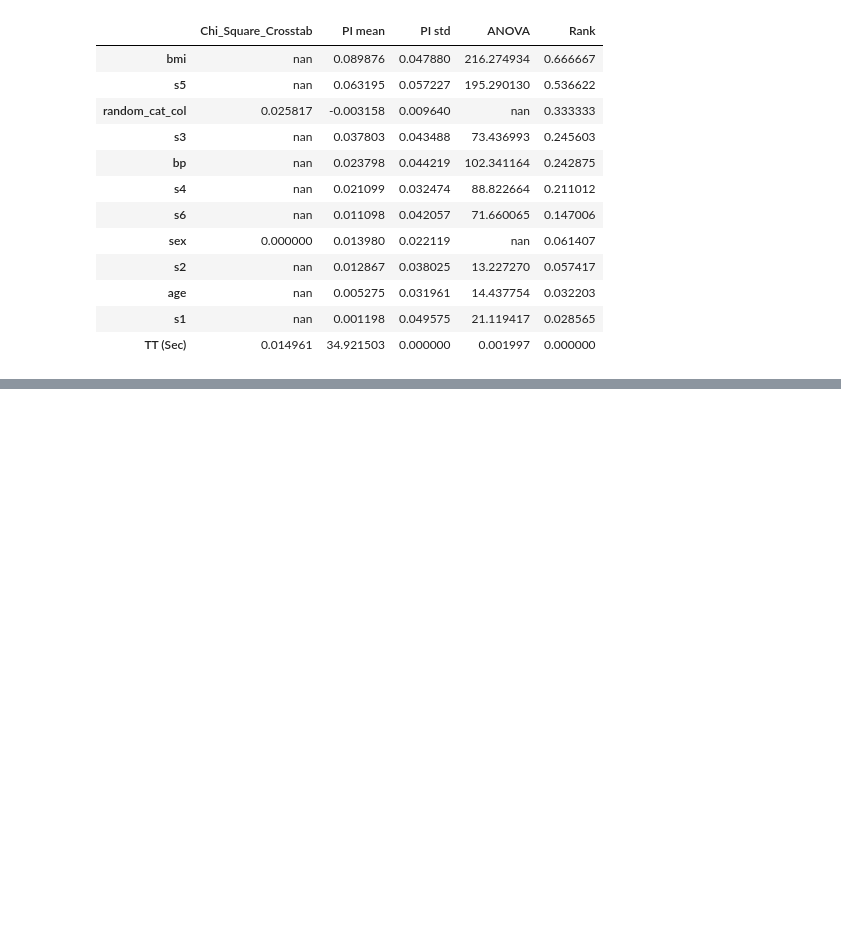
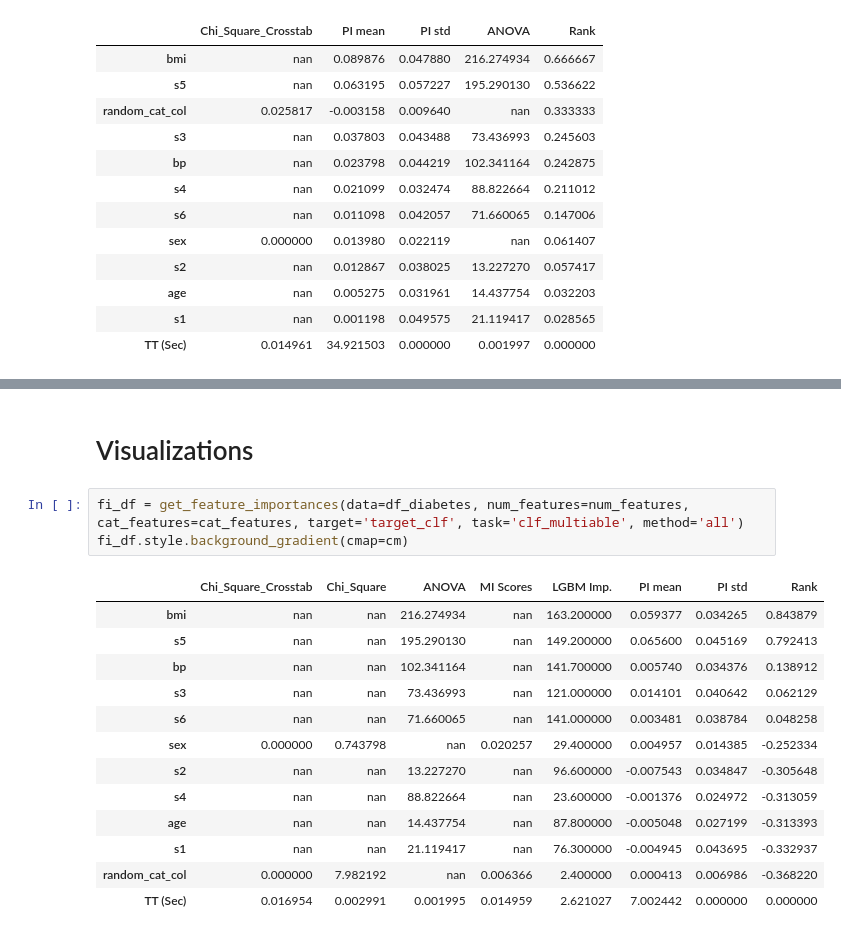
Before and after one commit to Hasan-Basri-Akcay/featimp, a Jupyter notebook: featimp_demo.ipynb, the cells around one changed output, grey strips where cells are left out. Saved outputs shown, nothing was run; the diff lists cells and outputs as text; blank space fills up the shorter version.

```diff
--- a/featimp_demo.ipynb
+++ b/featimp_demo.ipynb
@@ -381,0 +420,19 @@ fi_df.style.background_gradient(cmap=cm)
+# %% [markdown]
+# Visualizations
+# %%
+fi_df = get_feature_importances(data=df_diabetes, num_features=num_features, cat_features=cat_features, target='target_clf', task='clf_multiable', method='all')
+fi_df.style.background_gradient(cmap=cm)
+# %% [output]
+|  | Chi_Square_Crosstab | Chi_Square | ANOVA | MI Scores | LGBM Imp. | PI mean | PI std | Rank |
+| bmi | nan | nan | 216.274934 | nan | 163.200000 | 0.059377 | 0.034265 | 0.843879 |
+| s5 | nan | nan | 195.290130 | nan | 149.200000 | 0.065600 | 0.045169 | 0.792413 |
+| bp | nan | nan | 102.341164 | nan | 141.700000 | 0.005740 | 0.034376 | 0.138912 |
+| s3 | nan | nan | 73.436993 | nan | 121.000000 | 0.014101 | 0.040642 | 0.062129 |
+| s6 | nan | nan | 71.660065 | nan | 141.000000 | 0.003481 | 0.038784 | 0.048258 |
+| sex | 0.000000 | 0.743798 | nan | 0.020257 | 29.400000 | 0.004957 | 0.014385 | -0.252334 |
+| s2 | nan | nan | 13.227270 | nan | 96.600000 | -0.007543 | 0.034847 | -0.305648 |
+| s4 | nan | nan | 88.822664 | nan | 23.600000 | -0.001376 | 0.024972 | -0.313059 |
+| age | nan | nan | 14.437754 | nan | 87.800000 | -0.005048 | 0.027199 | -0.313393 |
+| s1 | nan | nan | 21.119417 | nan | 76.300000 | -0.004945 | 0.043695 | -0.332937 |
+| random_cat_col | 0.000000 | 7.982192 | nan | 0.006366 | 2.400000 | 0.000413 | 0.006986 | -0.368220 |
+| TT (Sec) | 0.016954 | 0.002991 | 0.001995 | 0.014959 | 2.621027 | 7.002442 | 0.000000 | 0.000000 |
```
Also changed, not shown: parts of 10 cells of this notebook, 3 other files.
